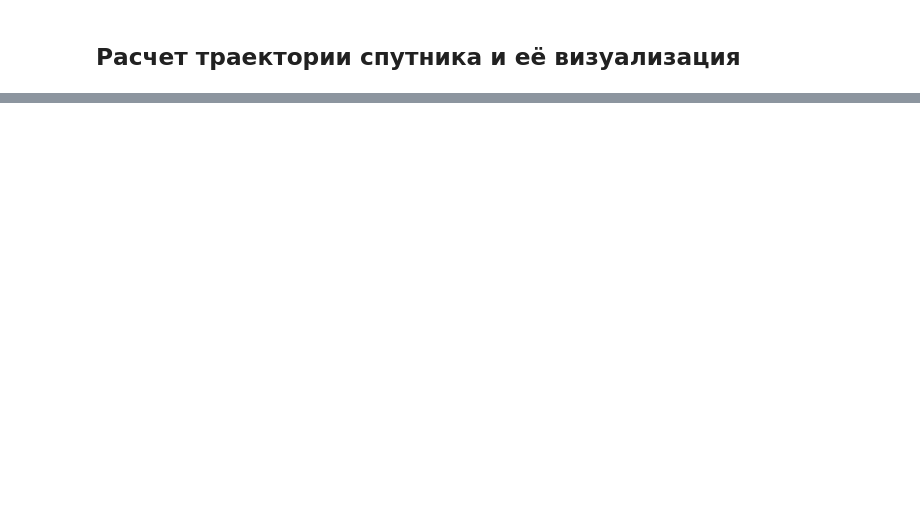
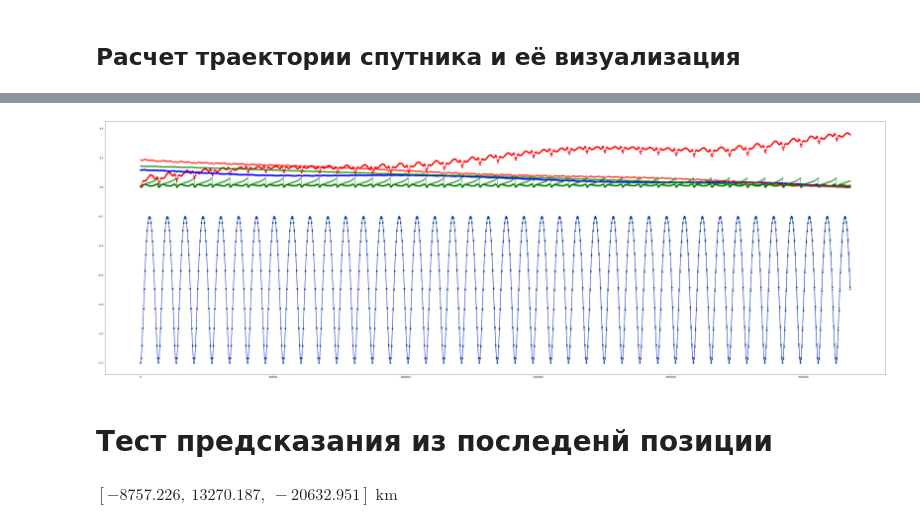
Before and after one commit to KirillRuSS/IDAO-2020, a Jupyter notebook: IDAO-2020.ipynb, the cells around one changed output, grey strips where cells are left out. Saved outputs shown, nothing was run; the diff lists cells and outputs as text; code cells hidden in the pictures; blank space fills up the shorter version.

```diff
--- a/IDAO-2020.ipynb
+++ b/IDAO-2020.ipynb
@@ -205,0 +173,59 @@ FigureWidget({
+# %%
+plt.figure(figsize = (60, 20))
+sat = df[df.sat_id==0]
+k = 100
+
+x = sat['total_seconds']
+
+y = sat['a']
+y=y/y.mean()-1
+y*=k
+y=y-y.min()
+plt.plot(x,y, '-go')
+
+y = sat['ecc']
+y=y/y.mean()-1
+y*=k
+y=y-y.min()
+plt.plot(x,y, '-ro')
+
+y = sat['inc']
+y=y/y.mean()-1
+y*=k
+y=y-y.min()
+plt.plot(x,y, '-bo')
+
+y = sat['raan']
+y=y/y.mean()-1
+y*=k
+y=y-y.min()
+plt.plot(x,y, '-gx')
+
+y = sat['argp']
+y=y/y.mean()-1
+y*=k
+y=y-y.min()
+plt.plot(x,y, '-rx')
+
+
+y=np.arctan2(np.sin(sat['nu']),np.cos(sat['nu']))
+y=np.where(y<0 , 2*np.pi+y, y)/100
+plt.plot(x,y, '-gx')
+
+
+
+y=(sat.x**2 + sat.y**2 + sat.z**2)**0.5
+y=y-y.min()
+y=y/y.max()-1.2
+plt.plot(x,y, '-go')
+
+y=(sat.x_sim**2 + sat.y_sim**2 + sat.z_sim**2)**0.5
+y=y-y.min()
+y=y/y.max()-1.2
+plt.plot(x,y, '-bx')
+
+plt.show()
+# %% [output]
+[figure, added]
+# %% [markdown]
+# Тест предсказания из последенй позиции
@@ -205,0 +240,4 @@ FigureWidget({
+# %%
+orbits[0].r
+# %% [output]
+$[-8757.226,~13270.187,~-20632.951] \; \mathrm{km}$
```
Also changed, not shown: parts of 16 cells of this notebook, 3 other files.
